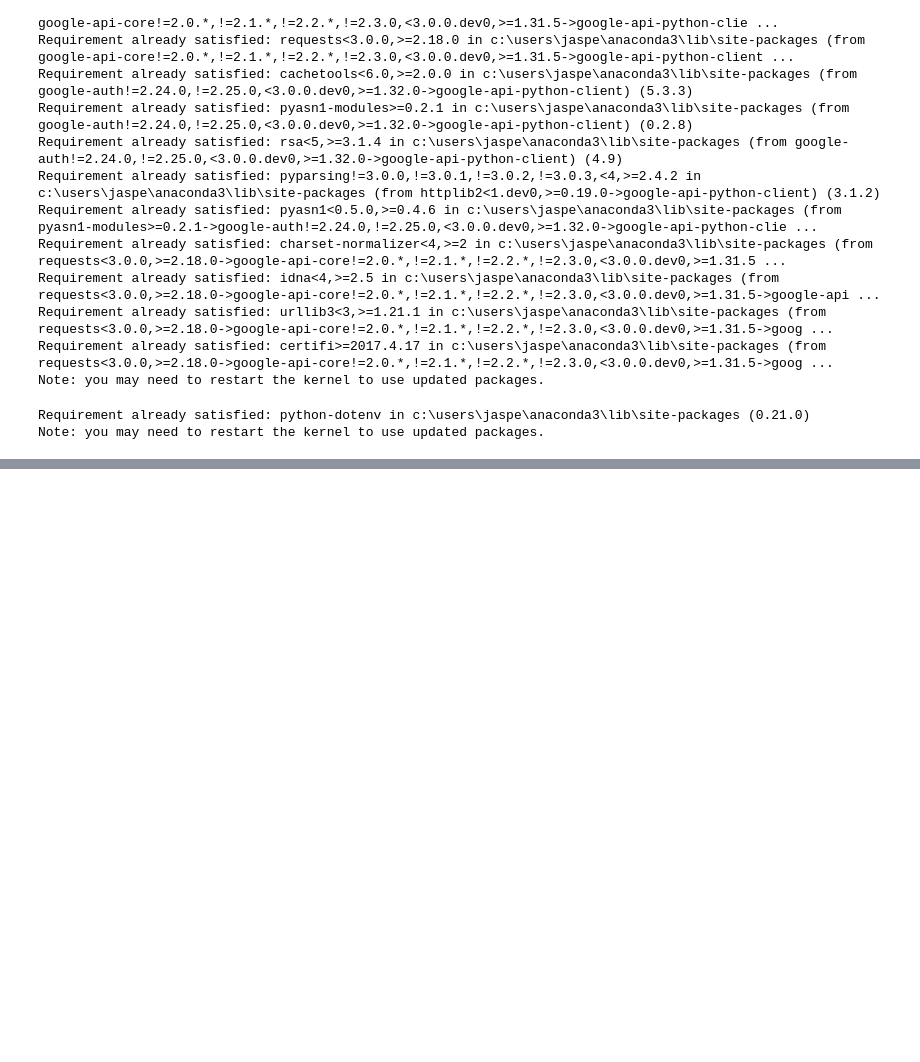
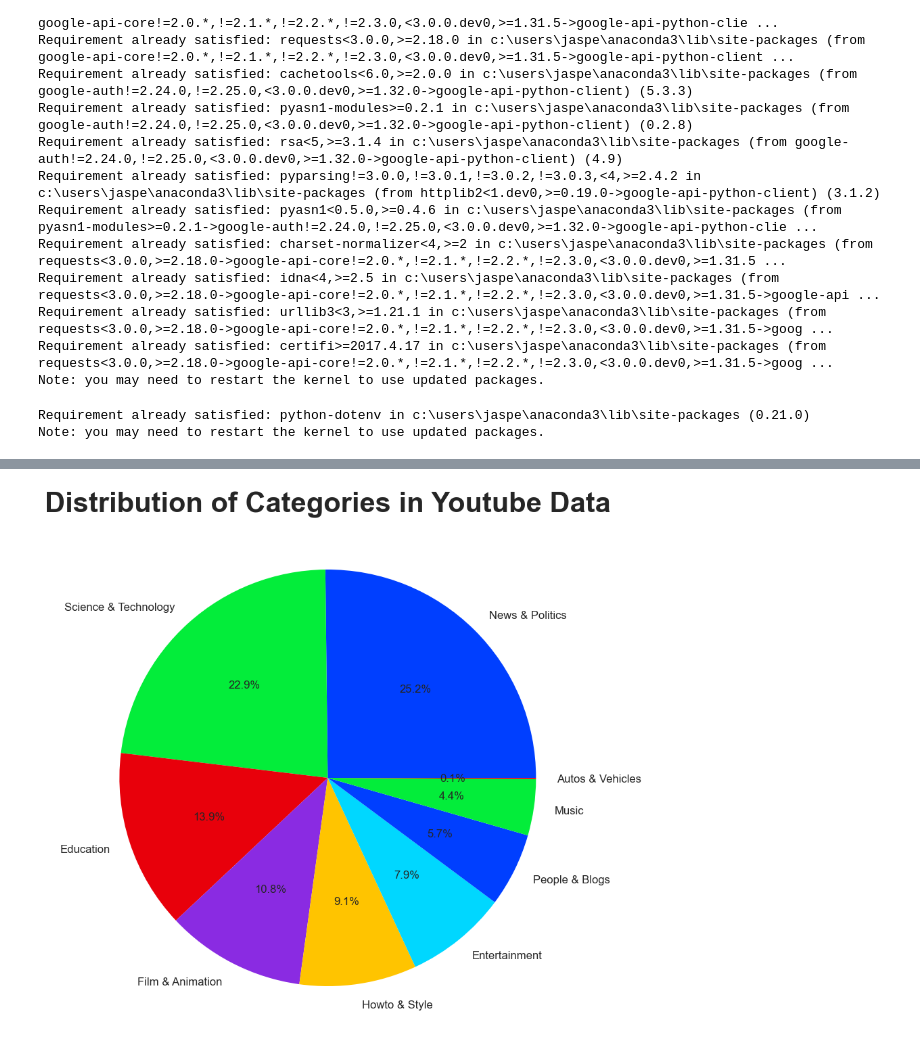
Before and after one commit to Jasper1007J/media_content_platform, a Jupyter notebook: data_extraction.ipynb, the cells around one changed output, grey strips where cells are left out. Cells and saved outputs as stored; diff of their text form; code cells hidden in the pictures; blank space fills up the shorter version.

```diff
--- a/data_extraction.ipynb
+++ b/data_extraction.ipynb
@@ -226,0 +311,8 @@ video_data.to_csv('youtube_data.csv',index=False)
+# %%
+plt.style.use('seaborn-v0_8-bright')
+plt.figure(figsize=(10,10))
+plt.pie(video_data['Categories'].value_counts(),labels=video_data['Categories'].value_counts().index,autopct="%1.1f%%",textprops={'fontsize':12})
+plt.title("Distribution of Categories in Youtube Data", fontsize=30, fontweight='bold')
+plt.show()
+# %% [output]
+[figure, added]
```
Also changed, not shown: parts of 9 cells of this notebook, 1 other file.
